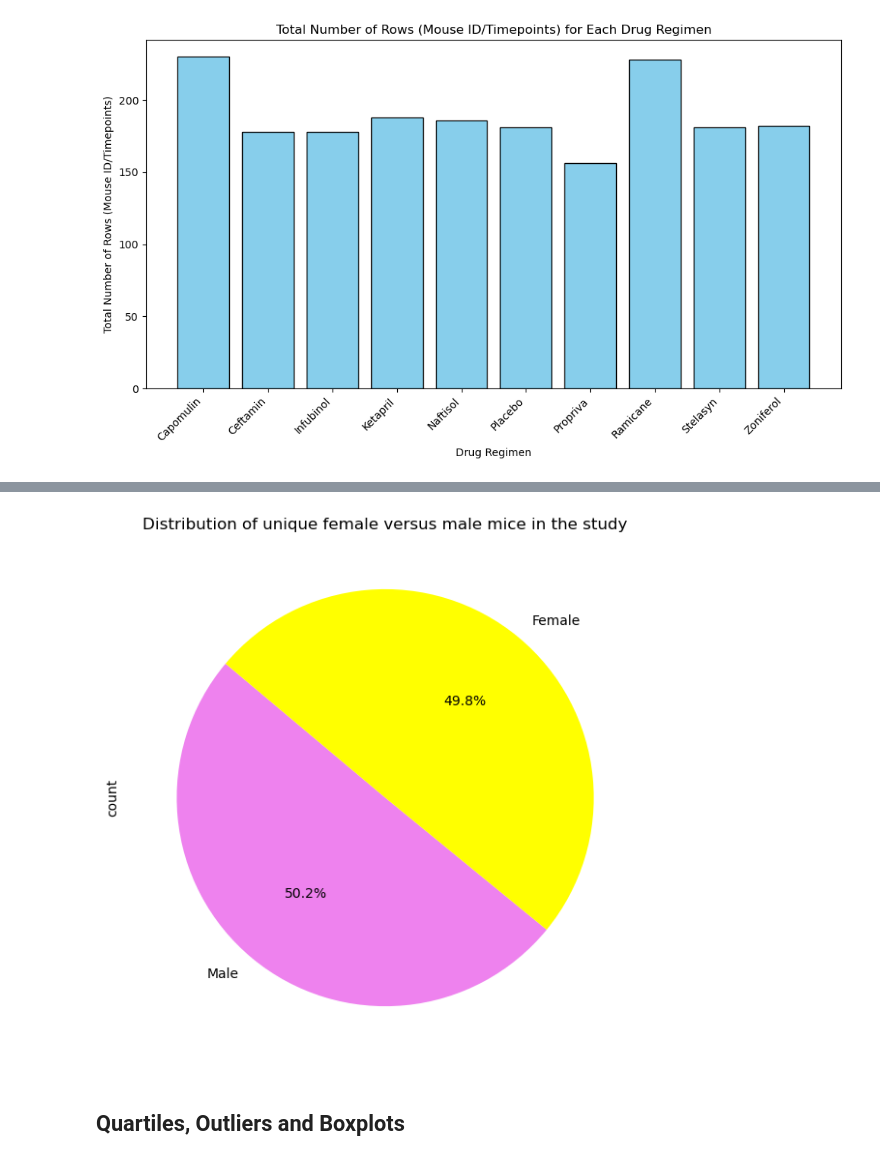
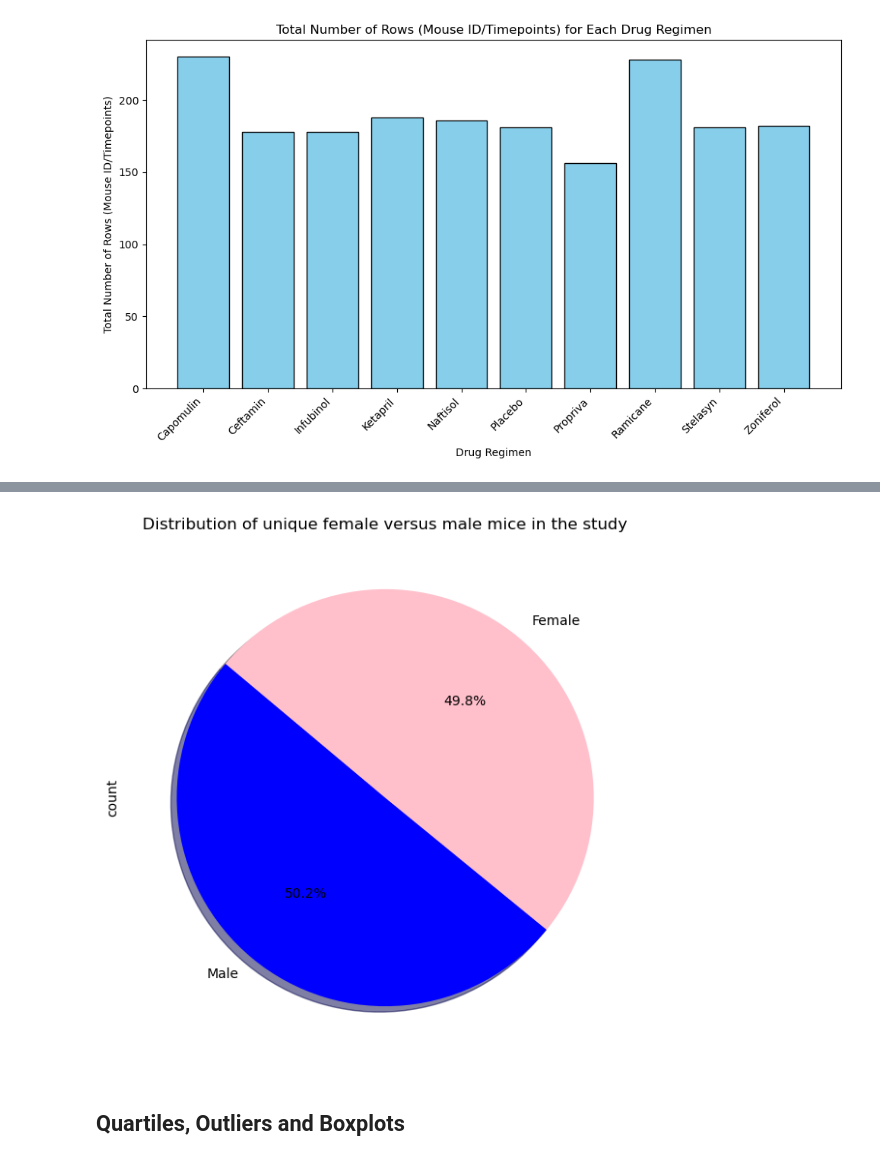
Before and after one commit to mascee/Challenge-5-Pymaceuticals, a Jupyter notebook: Challenge5_Pymaceuticals.ipynb, the cells around one changed output, grey strips where cells are left out. Drawn from its saved outputs; the diff is of its cells as text; code cells hidden in the pictures.

```diff
--- a/Challenge5_Pymaceuticals.ipynb
+++ b/Challenge5_Pymaceuticals.ipynb
@@ -226,14 +228,15 @@ plt.show()
 # %%
 # Generate a pie chart, using pyplot, showing the distribution of unique female versus male mice used in the study
 # Get the unique mice with their gender
 # Make the pie chart
 unique_mice = clean_data[['Mouse ID', 'Sex']].drop_duplicates()
 gender_count = unique_mice['Sex'].value_counts()
-plt.figure(figsize=(10,10))
-gender_count.plot.pie(autopct='%1.1f%%', colors=['violet', 'yellow'], startangle=140, figsize=(10, 7))
+#Generate a pie chart, using pyplot
+#plt.figure(figsize=(7,7))
+gender_count.plot.pie(autopct='%1.1f%%', colors=['blue', 'pink'], startangle=140, shadow=True, figsize=(7, 7))
 plt.title('Distribution of unique female versus male mice in the study')
 plt.show()
 # %% [output]
-[figure, old version]
+[figure, new version]
 # %% [markdown]
 ## Quartiles, Outliers and Boxplots
```
Also changed, not shown: parts of 15 cells of this notebook.
